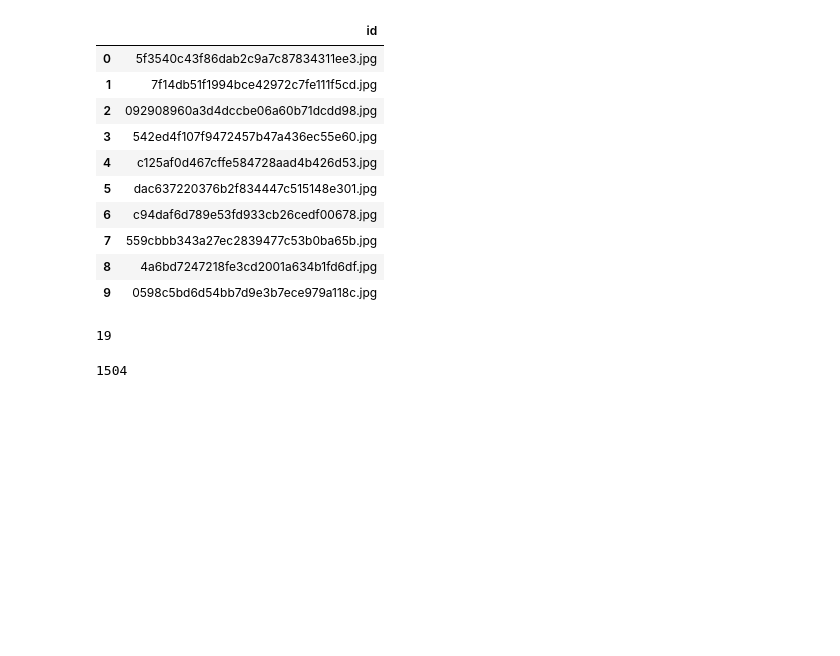
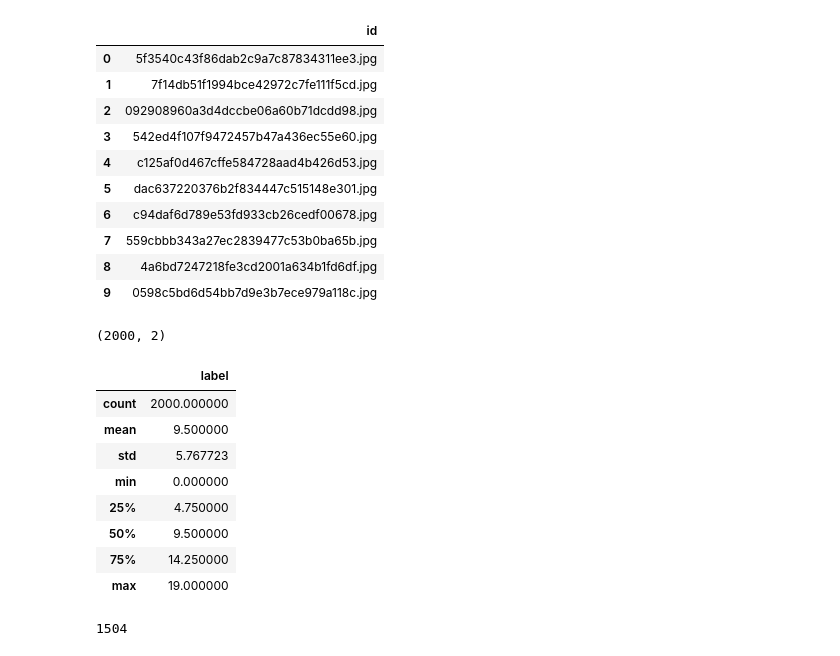
Before and after one commit to peterwhitehat142/kaggle_project, a Jupyter notebook: sign-language.ipynb, the cells around one changed output. Drawn from its saved outputs; the diff is of its cells as text; code cells hidden in the pictures; blank space fills up the shorter version.

```diff
--- a/sign-language.ipynb
+++ b/sign-language.ipynb
@@ -92,14 +92,26 @@ test_csv.head(10)
 | 7 | 559cbbb343a27ec2839477c53b0ba65b.jpg |
 | 8 | 4a6bd7247218fe3cd2001a634b1fd6df.jpg |
 | 9 | 0598c5bd6d54bb7d9e3b7ece979a118c.jpg |
+# %%
+train_csv.shape
+# %% [output]
+(2000, 2)
+# %%
+train_csv.describe()
+# %% [output]
+|  | label |
+| count | 2000.000000 |
+| mean | 9.500000 |
+| std | 5.767723 |
+| min | 0.000000 |
+| 25% | 4.750000 |
+| 50% | 9.500000 |
+| 75% | 14.250000 |
+| max | 19.000000 |
 # %%
 dict_data=train_csv.to_dict(orient='list')
 label=dict_data['label']
 id_data=dict_data['id']
-# %%
-np.max(dict_data['label'])
-# %% [output]
-19
 # %%
 dict_test_data=test_csv.to_dict(orient='list')
 id_data_test=dict_test_data['id']
```
Also changed, not shown: parts of 38 cells of this notebook.
